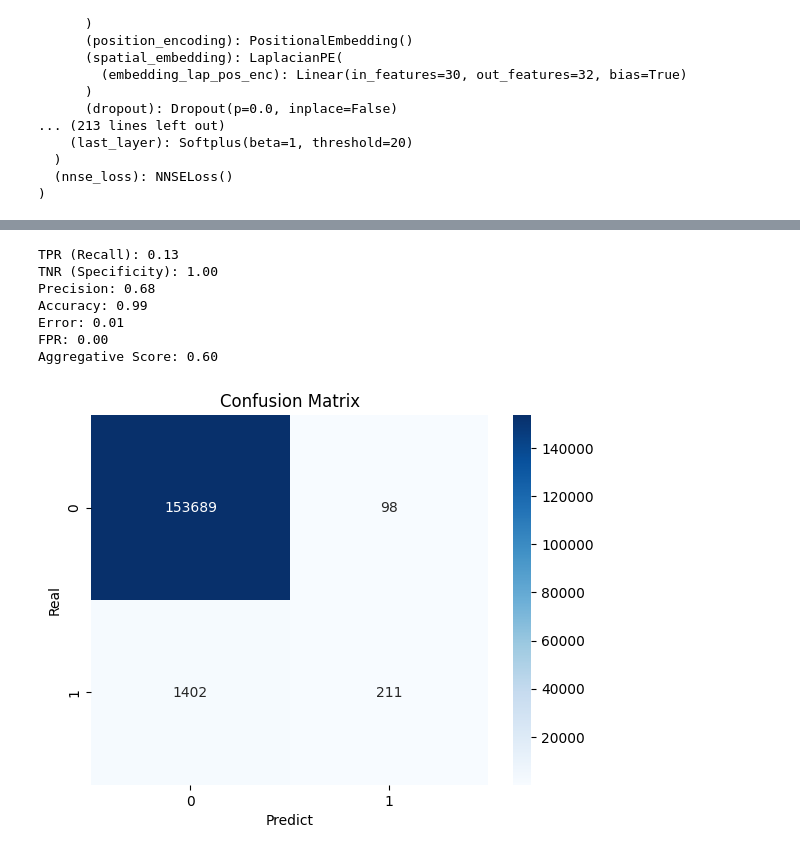
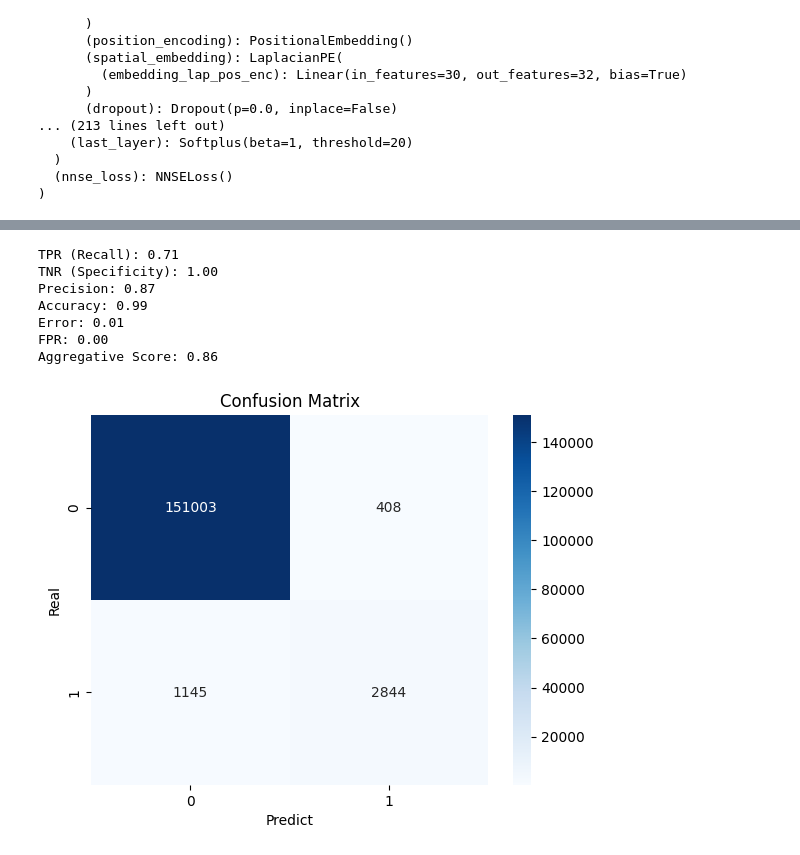
Before and after one commit to lhhhappy/Earthquake_predictor, a Jupyter notebook: inference.ipynb, the cells around one changed output, grey strips where cells are left out. Saved outputs shown, nothing was run; the diff lists cells and outputs as text; code cells hidden in the pictures.

```diff
--- a/inference.ipynb
+++ b/inference.ipynb
@@ -116,13 +116,13 @@ earthquake_future_all = torch.cat(earthquake_future_all)
 energy_history_all = torch.cat(energy_history_all)
 earthquake_happen_all = torch.cat(earthquake_happen_all)
 # %%
-energy_predict,earthquake_target = plot_confusion_matrix(energy_predict_all,earthquake_future_all,threshold=3.5)
+energy_predict,earthquake_target = plot_confusion_matrix(energy_predict_all,earthquake_future_all,threshold=3)
 # %% [output]
-TPR (Recall): 0.13
+TPR (Recall): 0.71
 TNR (Specificity): 1.00
-Precision: 0.68
+Precision: 0.87
 Accuracy: 0.99
 Error: 0.01
 FPR: 0.00
-Aggregative Score: 0.60
+Aggregative Score: 0.86
-[figure, old version]
+[figure, new version]
```
Also changed, not shown: parts of 5 cells of this notebook, 39 other files.
